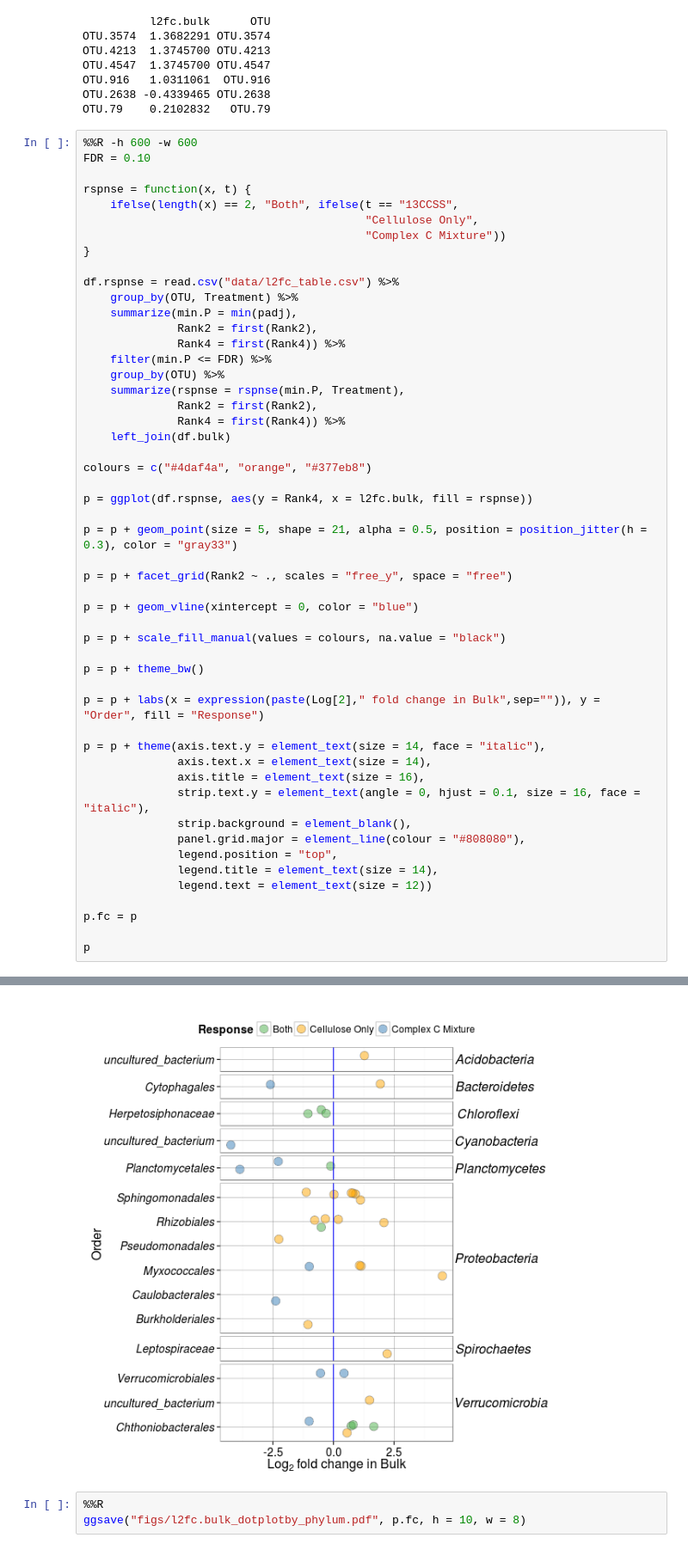
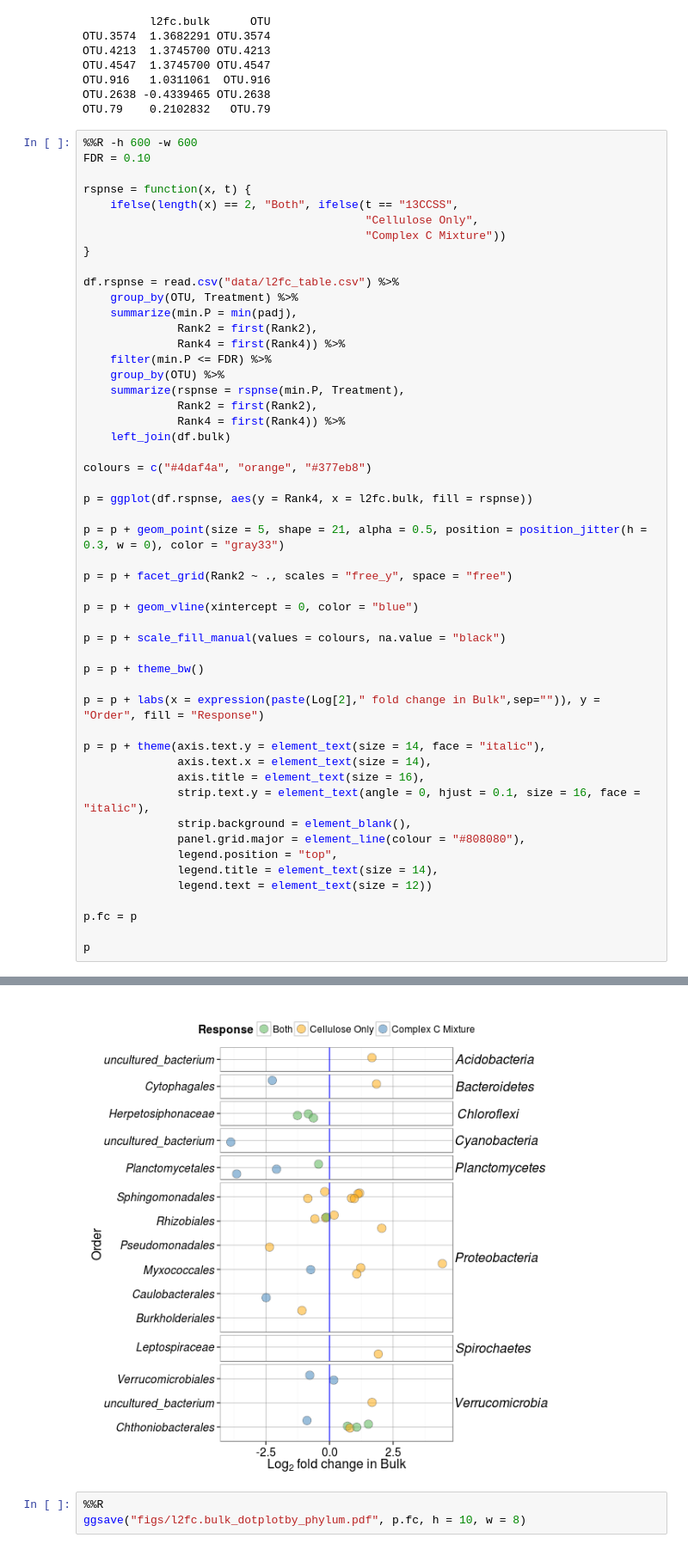
Before and after one commit to acampbellina/single_substrate, a Jupyter notebook: Bulk_l2fc.ipynb, the cells around one changed output, grey strips where cells are left out. Shown at 86% size. Drawn from its saved outputs; the diff is of its cells as text.

```diff
--- a/Bulk_l2fc.ipynb
+++ b/Bulk_l2fc.ipynb
@@ -124,35 +124,35 @@ df.rspnse = read.csv("data/l2fc_table.csv") %>%
 colours = c("#4daf4a", "orange", "#377eb8")
 
 p = ggplot(df.rspnse, aes(y = Rank4, x = l2fc.bulk, fill = rspnse))
 
-p = p + geom_point(size = 5, shape = 21, alpha = 0.5, position = position_jitter(h = 0.3), color = "gray33")
+p = p + geom_point(size = 5, shape = 21, alpha = 0.5, position = position_jitter(h = 0.3, w = 0), color = "gray33")
 
 p = p + facet_grid(Rank2 ~ ., scales = "free_y", space = "free")
 
 p = p + geom_vline(xintercept = 0, color = "blue")
 
 p = p + scale_fill_manual(values = colours, na.value = "black")
 
 p = p + theme_bw()
 
 p = p + labs(x = expression(paste(Log[2]," fold change in Bulk",sep="")), y = "Order", fill = "Response")
 
 p = p + theme(axis.text.y = element_text(size = 14, face = "italic"),
               axis.text.x = element_text(size = 14),
               axis.title = element_text(size = 16),
               strip.text.y = element_text(angle = 0, hjust = 0.1, size = 16, face = "italic"),
               strip.background = element_blank(),
               panel.grid.major = element_line(colour = "#808080"),
               legend.position = "top",
               legend.title = element_text(size = 14),
               legend.text = element_text(size = 12))
 
 p.fc = p
 
 p
 # %% [output]
 Joining by: "OTU"
-[figure, old version]
+[figure, new version]
 # %%
 %%R
 ggsave("figs/l2fc.bulk_dotplotby_phylum.pdf", p.fc, h = 10, w = 8)
```
